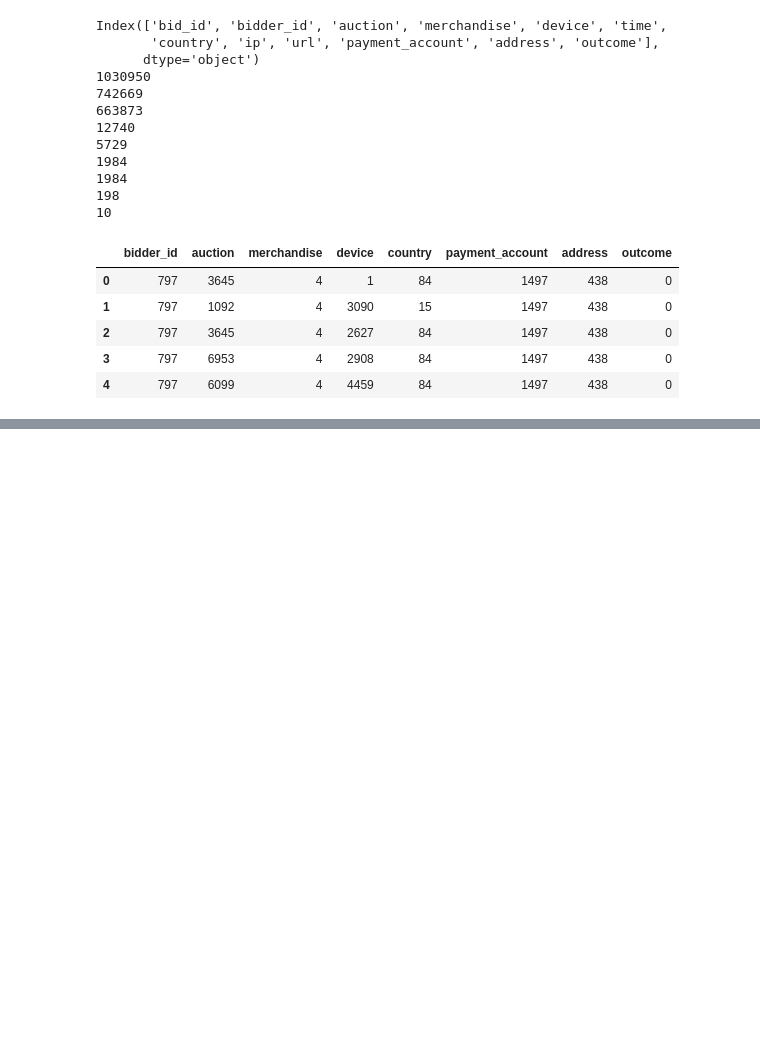
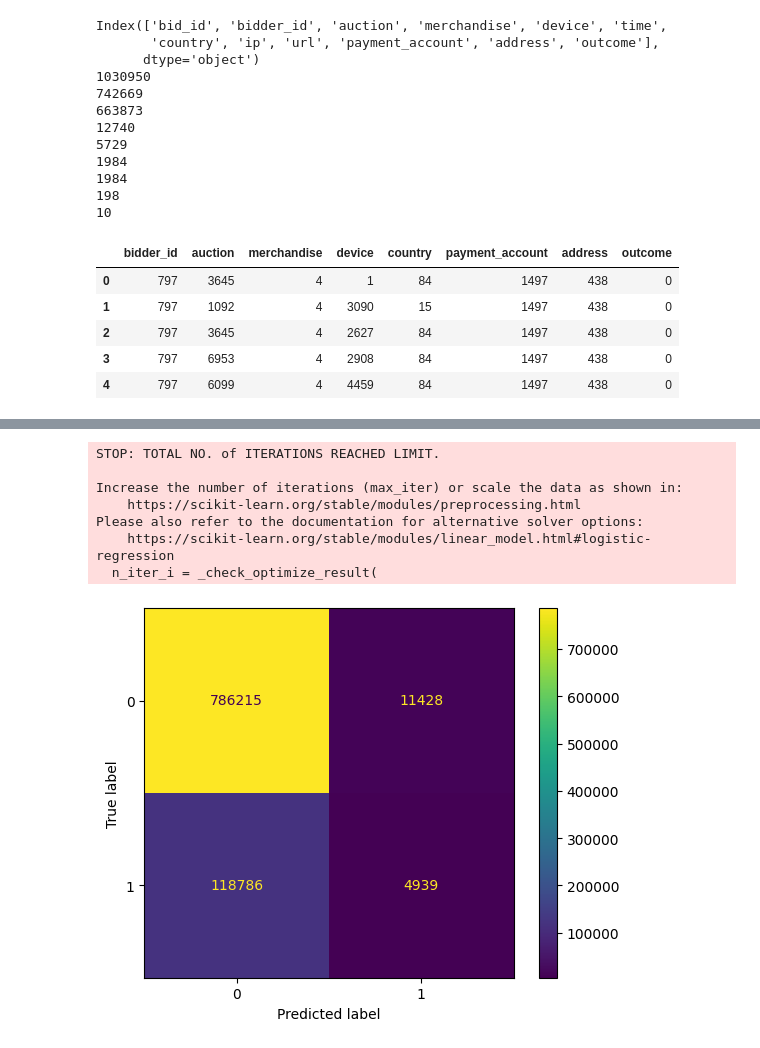
Before and after one commit to trueilorp/Bidder-classification, a Jupyter notebook: SD/facebookSD.ipynb, the cells around one changed output, grey strips where cells are left out. Saved outputs shown, nothing was run; the diff lists cells and outputs as text; code cells hidden in the pictures; blank space fills up the shorter version.

Commit message:
Logistic Regressor - Ricky sempre a mille

```diff
--- a/SD/facebookSD.ipynb
+++ b/SD/facebookSD.ipynb
@@ -207,0 +210,22 @@ weighted avg       0.93      0.93      0.92   2149857
+# %%
+from sklearn.model_selection import train_test_split
+from sklearn.linear_model import LogisticRegression
+
+lr = LogisticRegression() # The model is initialized to use 25 neighbors in the classification phase
+lr.fit(X_train, y_train)
+y_pred = lr.predict(X_test)
+
+# Confusion Matrix
+cm = ConfusionMatrixDisplay.from_estimator(lr, X_test, y_test)
+
+# Classification Report (includes precision, recall, F1-score)
+class_report = classification_report(y_test, y_pred)
+# %% [output]
+STOP: TOTAL NO. of ITERATIONS REACHED LIMIT.
+
+Increase the number of iterations (max_iter) or scale the data as shown in:
+    https://scikit-learn.org/stable/modules/preprocessing.html
+Please also refer to the documentation for alternative solver options:
+    https://scikit-learn.org/stable/modules/linear_model.html#logistic-regression
+  n_iter_i = _check_optimize_result(
+[figure, added]
```
Also changed, not shown: parts of 2 cells of this notebook.
